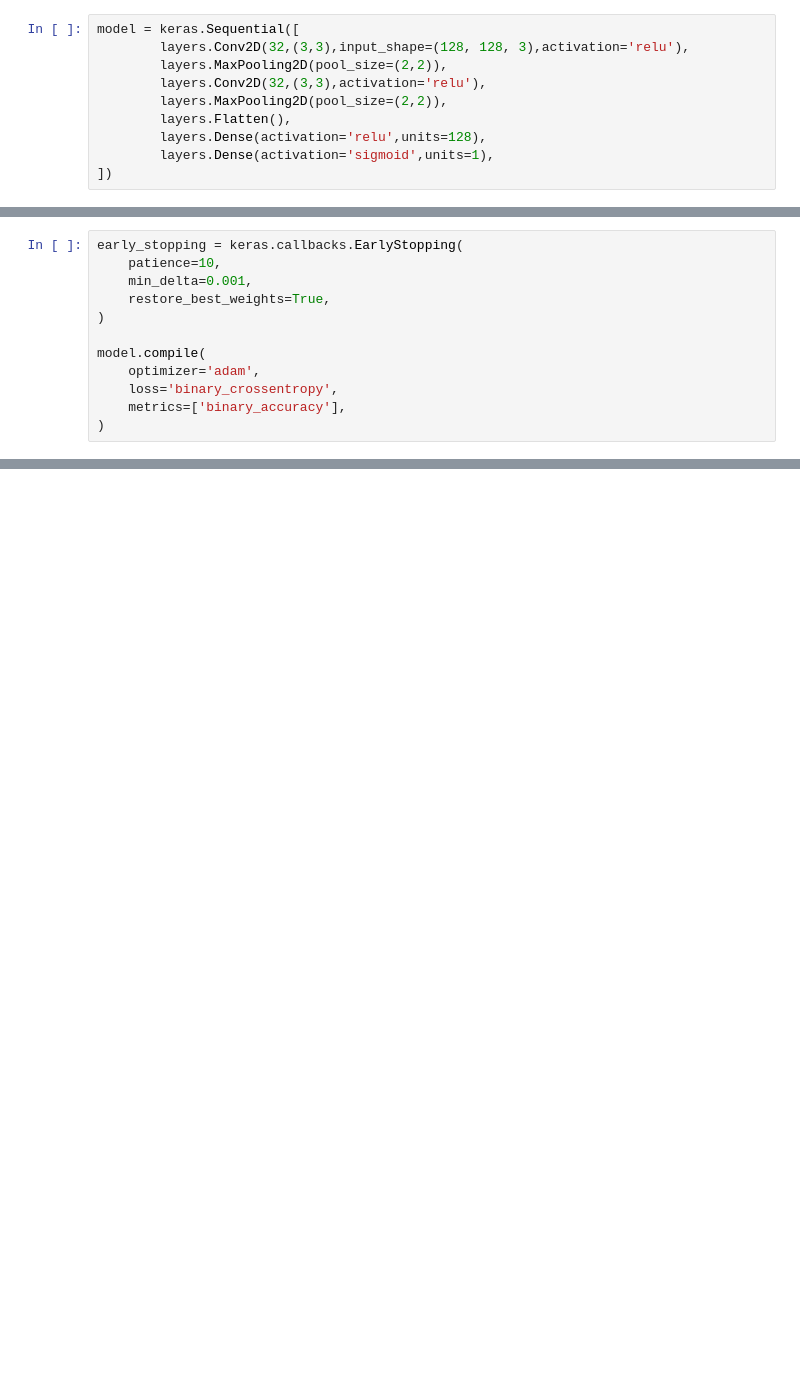
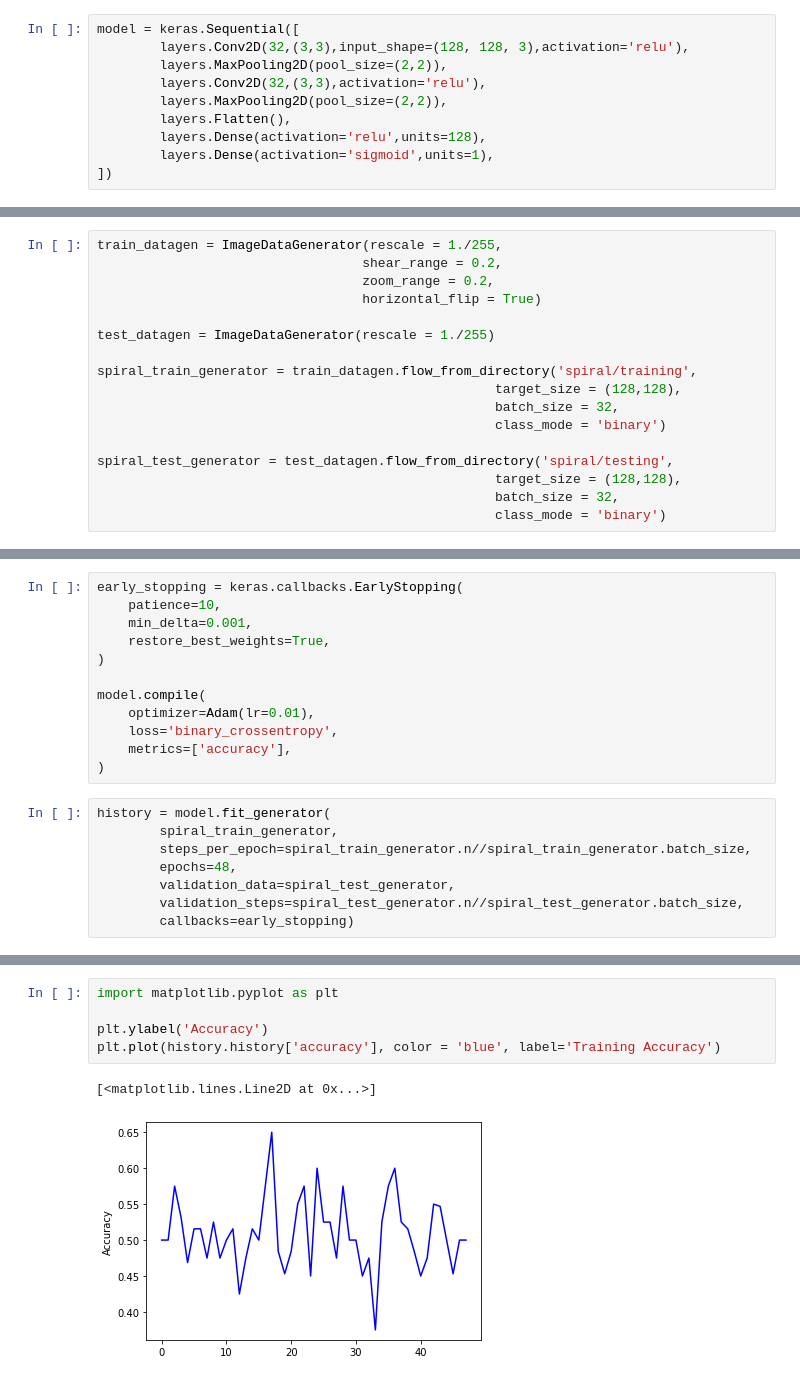
Before and after one commit to ahmadmardeni1/Parkinson-Prediction, a Jupyter notebook: Parkinson_Prediction.ipynb, the cells around one changed output, grey strips where cells are left out. Cells and saved outputs as stored; diff of their text form; blank space fills up the shorter version.

```diff
--- a/Parkinson_Prediction.ipynb
+++ b/Parkinson_Prediction.ipynb
@@ -58,0 +52,17 @@ from keras.callbacks import EarlyStopping
+# %%
+train_datagen = ImageDataGenerator(rescale = 1./255,
+                                  shear_range = 0.2,
+                                  zoom_range = 0.2,
+                                  horizontal_flip = True)
+
+test_datagen = ImageDataGenerator(rescale = 1./255)
+
+spiral_train_generator = train_datagen.flow_from_directory('spiral/training',
+                                                   target_size = (128,128),
+                                                   batch_size = 32,
+                                                   class_mode = 'binary')
+
+spiral_test_generator = test_datagen.flow_from_directory('spiral/testing',
+                                                   target_size = (128,128),
+                                                   batch_size = 32,
+                                                   class_mode = 'binary')
@@ -64,7 +90,15 @@ early_stopping = keras.callbacks.EarlyStopping(
 )
 
 model.compile(
-    optimizer='adam',
+    optimizer=Adam(lr=0.01),
     loss='binary_crossentropy',
-    metrics=['binary_accuracy'],
+    metrics=['accuracy'],
 )
+# %%
+history = model.fit_generator(
+        spiral_train_generator,
+        steps_per_epoch=spiral_train_generator.n//spiral_train_generator.batch_size,
+        epochs=48,
+        validation_data=spiral_test_generator,
+        validation_steps=spiral_test_generator.n//spiral_test_generator.batch_size,
+        callbacks=early_stopping)
@@ -70,0 +123,8 @@ model.compile(
+# %%
+import matplotlib.pyplot as plt
+
+plt.ylabel('Accuracy')
+plt.plot(history.history['accuracy'], color = 'blue', label='Training Accuracy')
+# %% [output]
+[<matplotlib.lines.Line2D at 0x...>]
+[figure, added]
```
Also changed, not shown: parts of 6 cells of this notebook.
